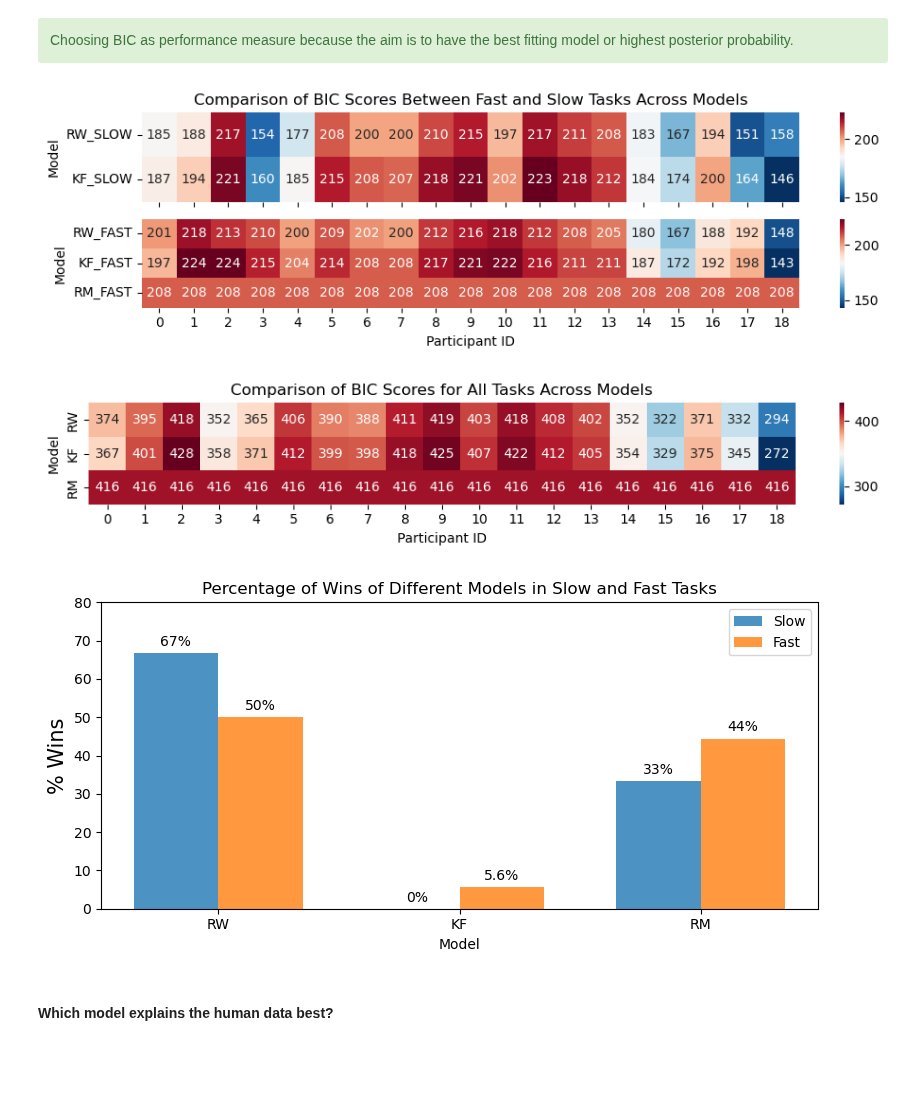
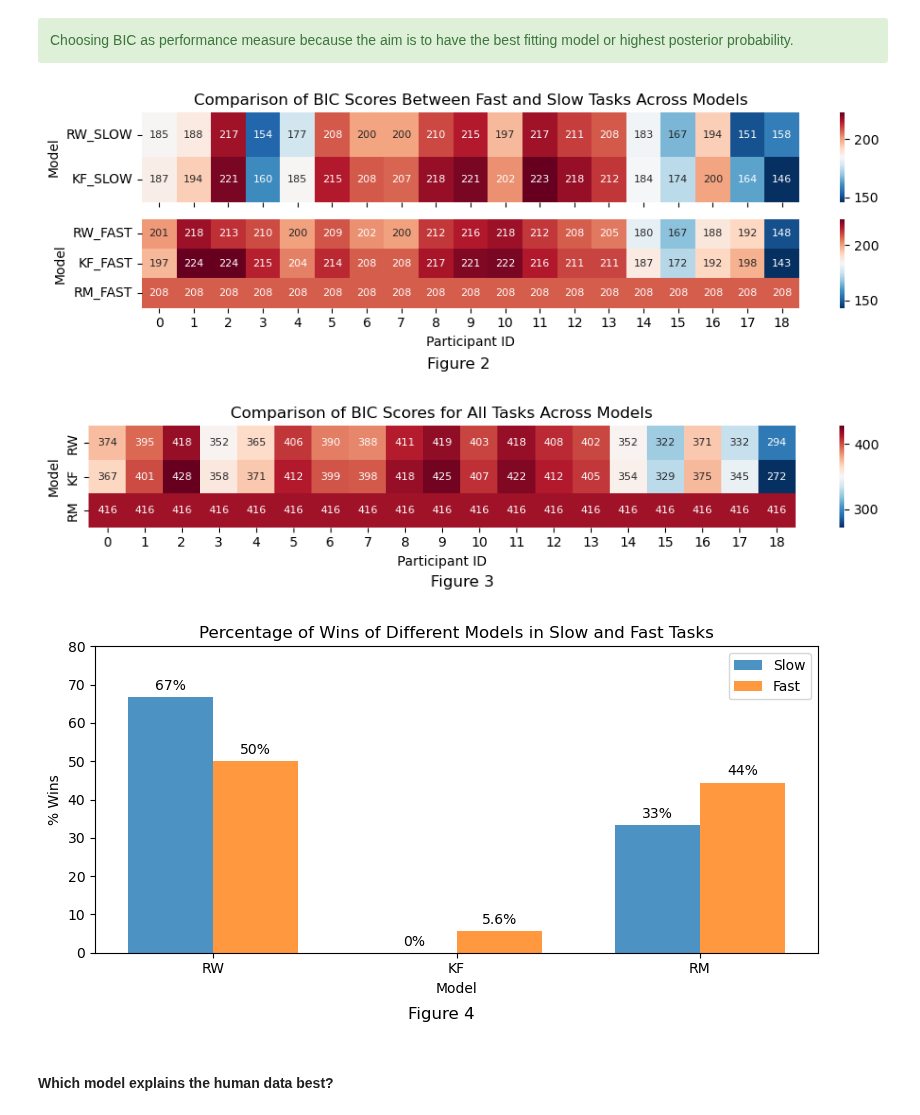
Before and after one commit to pulkitgoyal56/CCCP, a Jupyter notebook: CCCP.ipynb, the cells around one changed output. Cells and saved outputs as stored; diff of their text form; code cells hidden in the pictures; blank space fills up the shorter version.

```diff
--- a/CCCP.ipynb
+++ b/CCCP.ipynb
@@ -623,33 +624,37 @@ for key, val in zip(*np.unique(bics_fast.columns[np.argmin(np.array(bics_fast[:1
 # %%
 fig, axs = plt.subplots(2, 1, figsize=(10, 3), sharex=True)
 
-sns.heatmap(bics_slow.applymap(round)[['RW_SLOW', 'KF_SLOW']].T, cmap='RdBu_r', annot=True, fmt='g', ax=axs[0], annot_kws={'fontsize': 10})
+sns.heatmap(bics_slow.applymap(round)[['RW_SLOW', 'KF_SLOW']].T, cmap='RdBu_r', annot=True, fmt='g', ax=axs[0], annot_kws={'fontsize': 8})
 # axs[0].set_title('BIC (Slow Tasks)')
 # axs[0].set_xlabel('Participant ID')
 axs[0].set_ylabel('Model')
 
-sns.heatmap(bics_fast.applymap(round)[['RW_FAST', 'KF_FAST', 'RM_FAST']].T, cmap='RdBu_r', annot=True, fmt='g', ax=axs[1], annot_kws={'fontsize': 10})
+sns.heatmap(bics_fast.applymap(round)[['RW_FAST', 'KF_FAST', 'RM_FAST']].T, cmap='RdBu_r', annot=True, fmt='g', ax=axs[1], annot_kws={'fontsize': 8})
 # axs[1].set_title('BIC (Fast Tasks)')
 axs[1].set_xlabel('Participant ID')
 axs[1].set_ylabel('Model')
 
 axs[0].set_title('Comparison of BIC Scores Between Fast and Slow Tasks Across Models')
 
+plt.figtext(0.45, -0.02, 'Figure 2', wrap=True, horizontalalignment='center', fontsize=12)
+
 plt.tight_layout()
 # %% [output]
-[figure, old version]
+[figure, new version]
 # %%
 fig, ax = plt.subplots(1, 1, figsize=(10, 2), sharex=True)
 
-sns.heatmap(bics_net.applymap(round)[['RW', 'KF', 'RM']].T, cmap='RdBu_r', annot=True, fmt='g', ax=ax, annot_kws={'fontsize': 10})
+sns.heatmap(bics_net.applymap(round)[['RW', 'KF', 'RM']].T, cmap='RdBu_r', annot=True, fmt='g', ax=ax, annot_kws={'fontsize': 8})
 ax.set_xlabel('Participant ID')
 ax.set_ylabel('Model')
 
 ax.set_title('Comparison of BIC Scores for All Tasks Across Models')
 
+plt.figtext(0.45, -0.02, 'Figure 3', wrap=True, horizontalalignment='center', fontsize=12)
+
 plt.tight_layout()
 # %% [output]
-[figure, old version]
+[figure, new version]
 # %%
 plt.figure(figsize=(8, 4))
 
@@ -661,14 +666,17 @@ plt.xticks(range(len(counts_slow)), ['RW', 'KF', 'RM'])
 plt.ylim((0, 80))
 
 plt.xlabel('Model')
-plt.ylabel('% Wins', fontsize=15);
+plt.ylabel('% Wins')
 
 plt.legend()
 
 plt.title('Percentage of Wins of Different Models in Slow and Fast Tasks')
+
+plt.figtext(0.51, -0.02, 'Figure 4', wrap=True, horizontalalignment='center', fontsize=12)
+
 plt.tight_layout()
 # %% [output]
-[figure, old version]
+[figure, new version]
 # %% [markdown]
 #### Which model explains the human data best?
 # %% [markdown]
```
Also changed, not shown: parts of 3 cells of this notebook.
